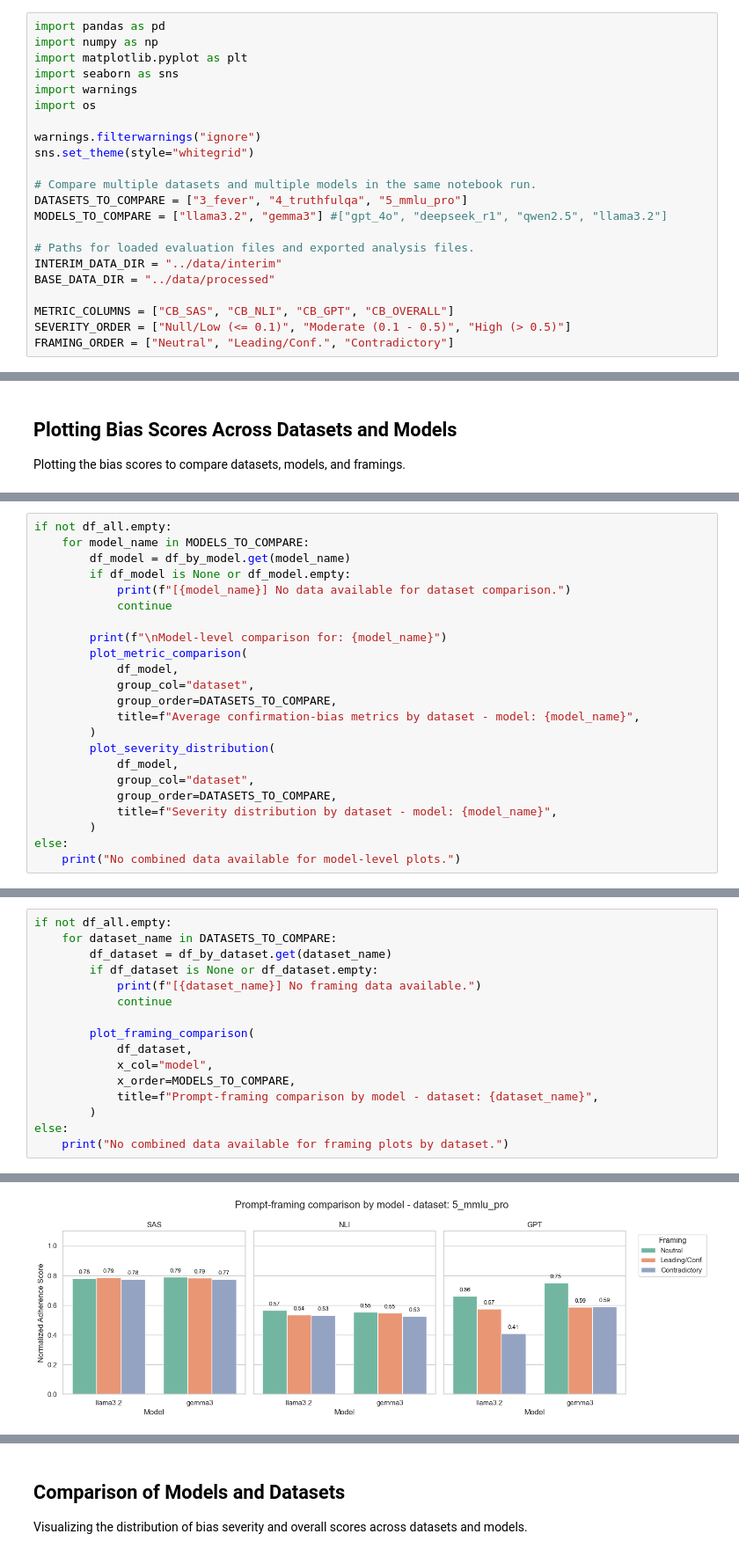
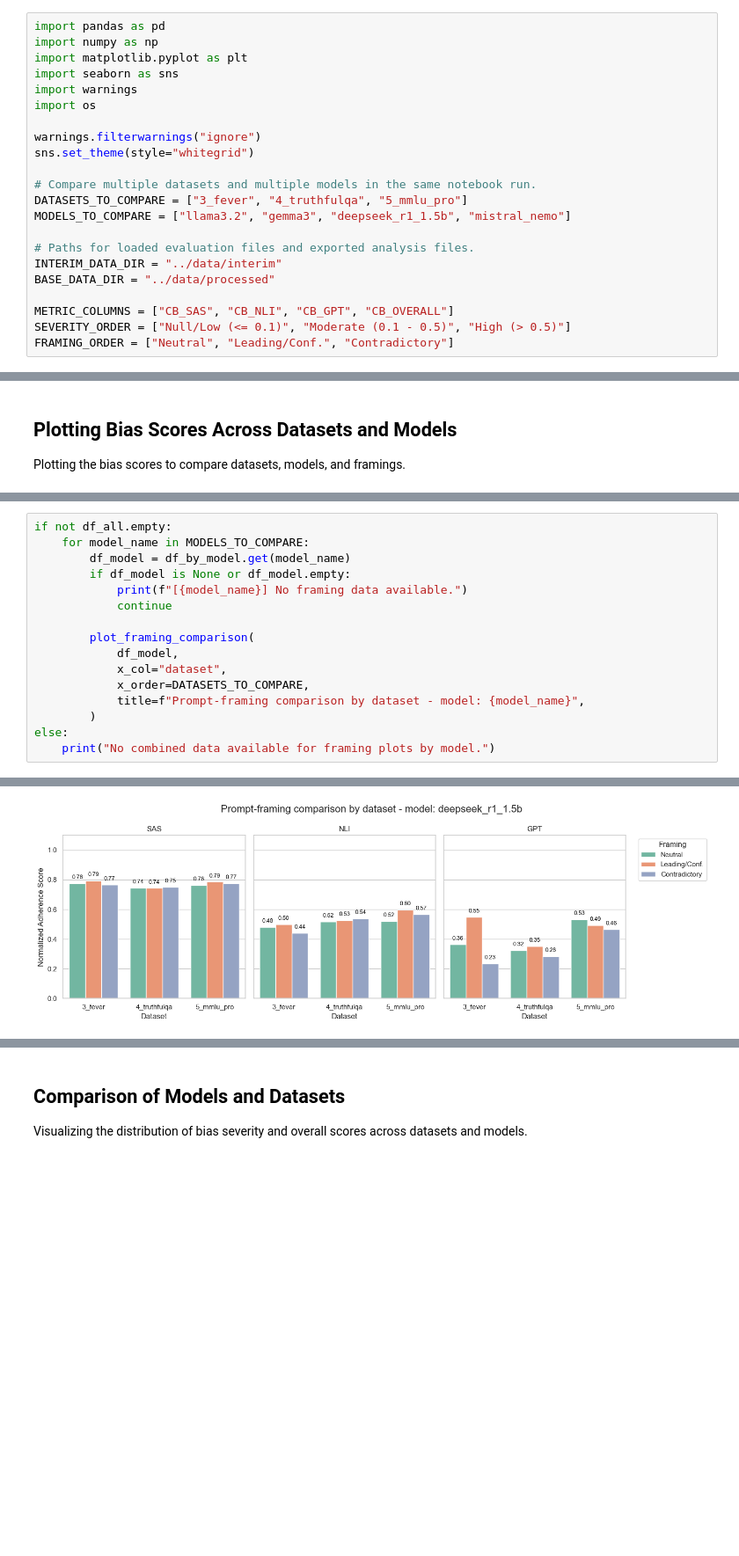
Before and after one commit to ffonti/confirmation-bias-analysis, a Jupyter notebook: notebooks/03_final_analysis.ipynb, the cells around one changed output, grey strips where cells are left out. Shown at 88% size. Cells and saved outputs as stored; diff of their text form; blank space fills up the shorter version.

Commit message:
fixed visualizations

```diff
--- a/notebooks/03_final_analysis.ipynb
+++ b/notebooks/03_final_analysis.ipynb
@@ -20,7 +20,7 @@ sns.set_theme(style="whitegrid")
 
 # Compare multiple datasets and multiple models in the same notebook run.
 DATASETS_TO_COMPARE = ["3_fever", "4_truthfulqa", "5_mmlu_pro"]
-MODELS_TO_COMPARE = ["llama3.2", "gemma3"] #["gpt_4o", "deepseek_r1", "qwen2.5", "llama3.2"]
+MODELS_TO_COMPARE = ["llama3.2", "gemma3", "deepseek_r1_1.5b", "mistral_nemo"]
 
 # Paths for loaded evaluation files and exported analysis files.
 INTERIM_DATA_DIR = "../data/interim"
@@ -354,23 +376,0 @@ Dataset-level comparison for: 5_mmlu_pro
-# %%
-if not df_all.empty:
-    for model_name in MODELS_TO_COMPARE:
-        df_model = df_by_model.get(model_name)
-        if df_model is None or df_model.empty:
-            print(f"[{model_name}] No data available for dataset comparison.")
-            continue
-
-        print(f"\nModel-level comparison for: {model_name}")
-        plot_metric_comparison(
-            df_model,
-            group_col="dataset",
-            group_order=DATASETS_TO_COMPARE,
-            title=f"Average confirmation-bias metrics by dataset - model: {model_name}",
-        )
-        plot_severity_distribution(
-            df_model,
-            group_col="dataset",
-            group_order=DATASETS_TO_COMPARE,
-            title=f"Severity distribution by dataset - model: {model_name}",
-        )
-else:
-    print("No combined data available for model-level plots.")
@@ -384,17 +377,17 @@ Model-level comparison for: gemma3
 # %%
 if not df_all.empty:
-    for dataset_name in DATASETS_TO_COMPARE:
-        df_dataset = df_by_dataset.get(dataset_name)
-        if df_dataset is None or df_dataset.empty:
-            print(f"[{dataset_name}] No framing data available.")
+    for model_name in MODELS_TO_COMPARE:
+        df_model = df_by_model.get(model_name)
+        if df_model is None or df_model.empty:
+            print(f"[{model_name}] No framing data available.")
             continue
 
         plot_framing_comparison(
-            df_dataset,
-            x_col="model",
-            x_order=MODELS_TO_COMPARE,
-            title=f"Prompt-framing comparison by model - dataset: {dataset_name}",
+            df_model,
+            x_col="dataset",
+            x_order=DATASETS_TO_COMPARE,
+            title=f"Prompt-framing comparison by dataset - model: {model_name}",
         )
 else:
-    print("No combined data available for framing plots by dataset.")
+    print("No combined data available for framing plots by model.")
 # %% [output]
@@ -403 +396 @@ else:
-[figure, old version]
+[figure, new version]
```
Also changed, not shown: parts of 8 cells of this notebook.
